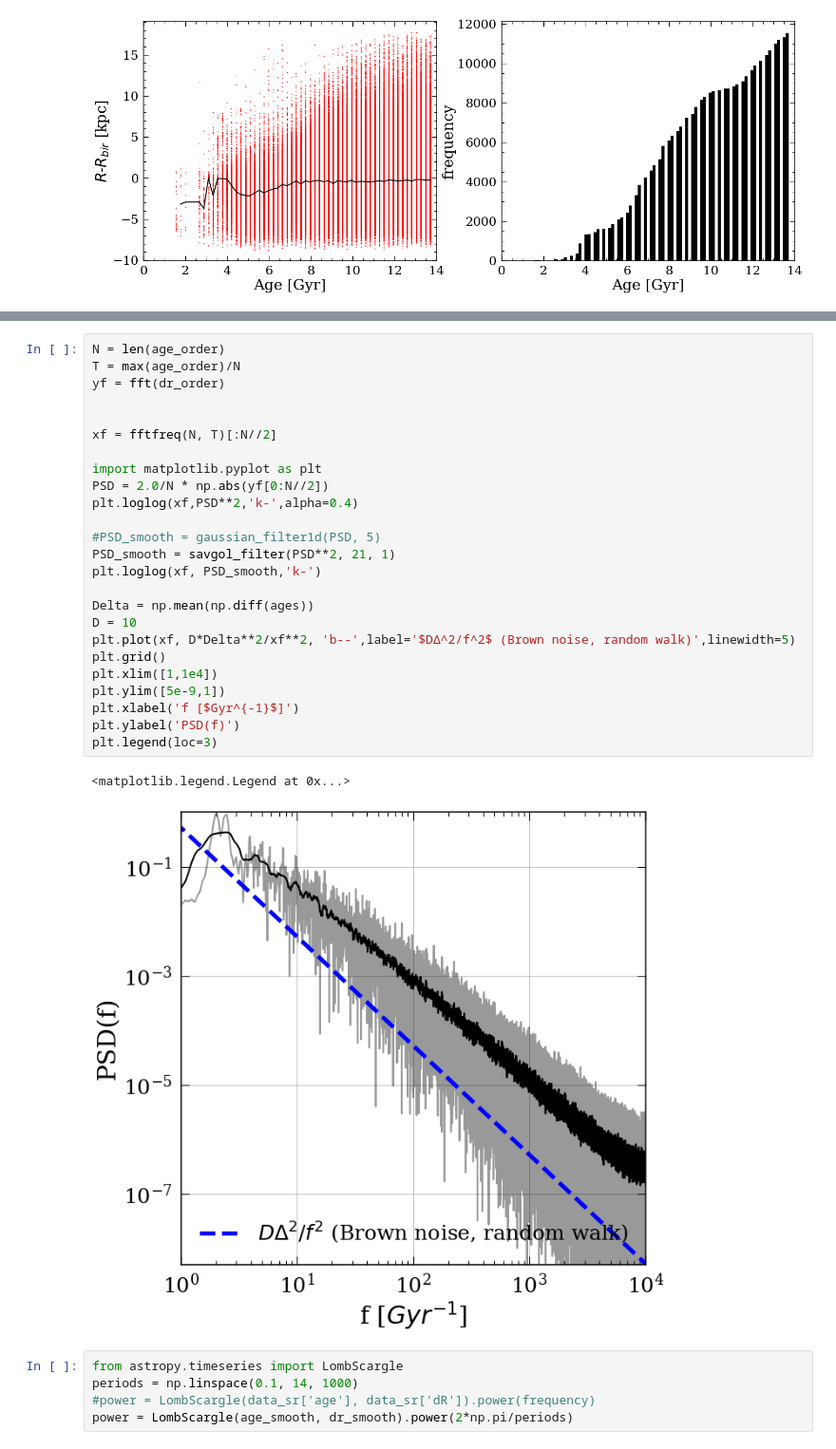
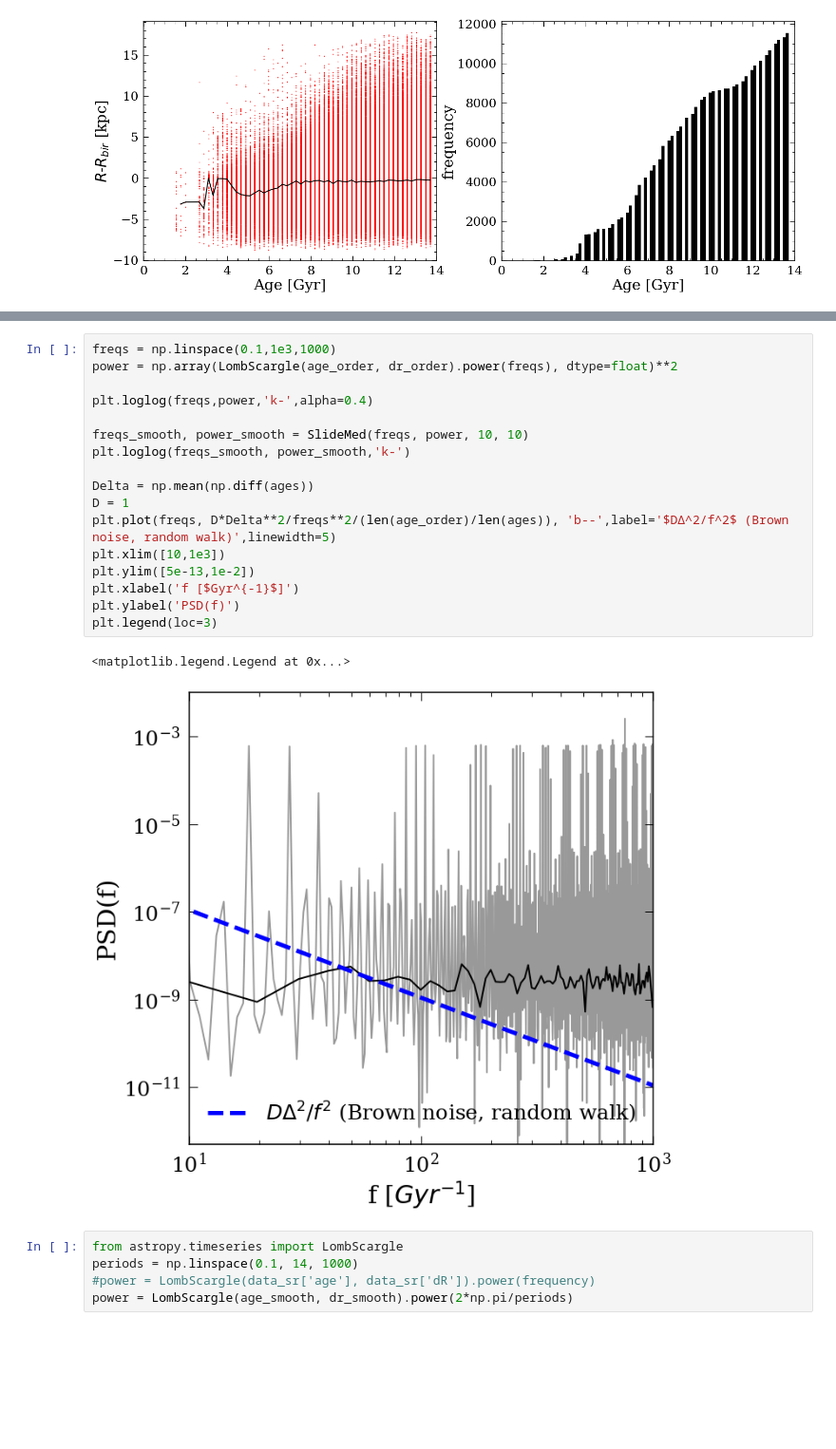
Before and after one commit to lyx12311/Subdiffusion, a Jupyter notebook: SimulationPSD.ipynb, the cells around one changed output, grey strips where cells are left out. Shown at 95% size. Drawn from its saved outputs; the diff is of its cells as text; blank space fills up the shorter version.

```diff
--- a/SimulationPSD.ipynb
+++ b/SimulationPSD.ipynb
@@ -183,31 +150,23 @@ plt.legend()
 # %%
-N = len(age_order)
-T = max(age_order)/N
-yf = fft(dr_order)
+freqs = np.linspace(0.1,1e3,1000)
+power = np.array(LombScargle(age_order, dr_order).power(freqs), dtype=float)**2
 
+plt.loglog(freqs,power,'k-',alpha=0.4)
 
-xf = fftfreq(N, T)[:N//2]
-
-import matplotlib.pyplot as plt
-PSD = 2.0/N * np.abs(yf[0:N//2])
-plt.loglog(xf,PSD**2,'k-',alpha=0.4)
-
-#PSD_smooth = gaussian_filter1d(PSD, 5)
-PSD_smooth = savgol_filter(PSD**2, 21, 1)
-plt.loglog(xf, PSD_smooth,'k-')
+freqs_smooth, power_smooth = SlideMed(freqs, power, 10, 10)
+plt.loglog(freqs_smooth, power_smooth,'k-')
 
 Delta = np.mean(np.diff(ages))
-D = 10
-plt.plot(xf, D*Delta**2/xf**2, 'b--',label='$DΔ^2/f^2$ (Brown noise, random walk)',linewidth=5)
-plt.grid()
-plt.xlim([1,1e4])
-plt.ylim([5e-9,1])
+D = 1
+plt.plot(freqs, D*Delta**2/freqs**2/(len(age_order)/len(ages)), 'b--',label='$DΔ^2/f^2$ (Brown noise, random walk)',linewidth=5)
+plt.xlim([10,1e3])
+plt.ylim([5e-13,1e-2])
 plt.xlabel('f [$Gyr^{-1}$]')
 plt.ylabel('PSD(f)')
 plt.legend(loc=3)
 # %% [output]
 <matplotlib.legend.Legend at 0x...>
-[figure, old version]
+[figure, new version]
 # %%
 from astropy.timeseries import LombScargle
 periods = np.linspace(0.1, 14, 1000)
```
Also changed, not shown: parts of 22 cells of this notebook, 1 other file.
